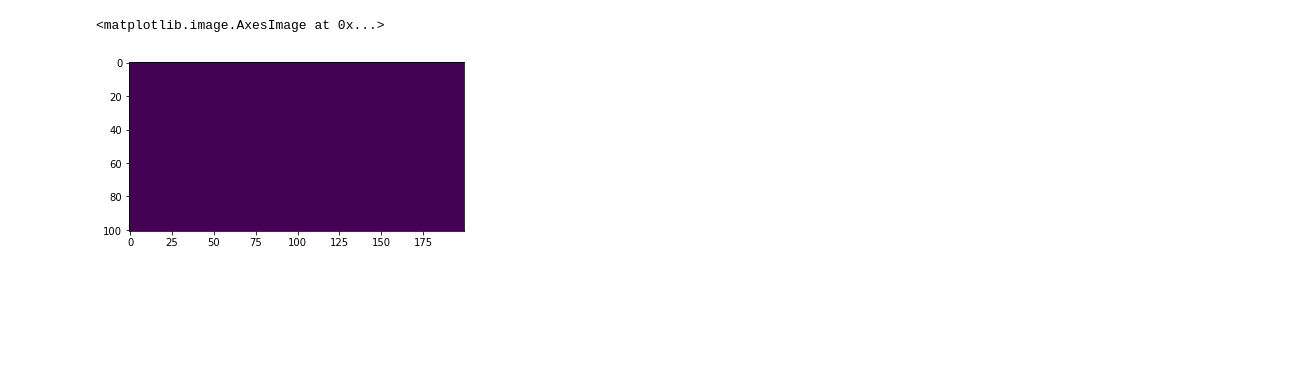
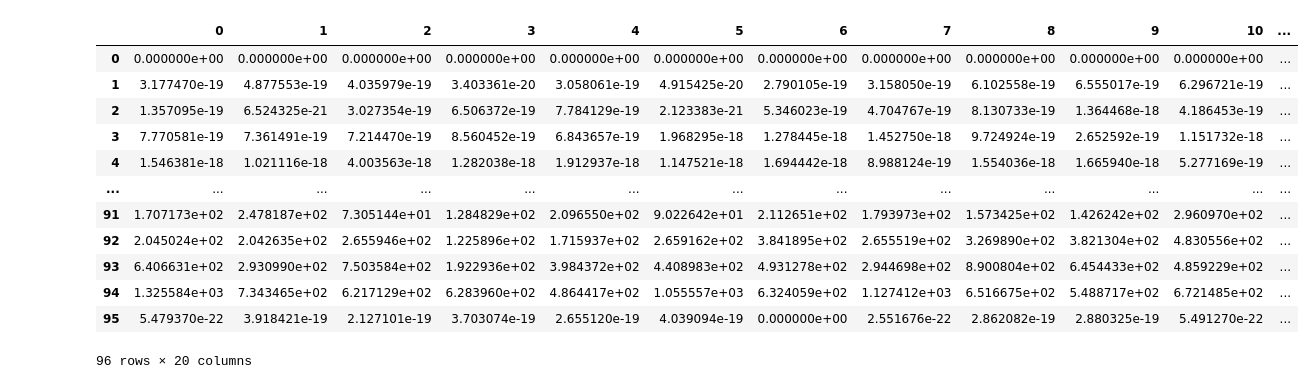
Before and after one commit to larloch10938/ucl_final_project, a Jupyter notebook: reinforcement/test3_gym.ipynb, the cells around one changed output. Saved outputs shown, nothing was run; the diff lists cells and outputs as text; code cells hidden in the pictures; blank space fills up the shorter version.

```diff
--- a/reinforcement/test3_gym.ipynb
+++ b/reinforcement/test3_gym.ipynb
@@ -146,5 +150,16 @@ env.close()
 # %%
-plt.imshow(q_table[80].mean(axis=0))
+pd.DataFrame(q_table.mean(axis=1))
 # %% [output]
+|  | 0 | 1 | 2 | 3 | 4 | 5 | 6 | 7 | 8 | 9 | 10 | ... |
+| 0 | 0.000000e+00 | 0.000000e+00 | 0.000000e+00 | 0.000000e+00 | 0.000000e+00 | 0.000000e+00 | 0.000000e+00 | 0.000000e+00 | 0.000000e+00 | 0.000000e+00 | 0.000000e+00 | ... |
+| 1 | 3.177470e-19 | 4.877553e-19 | 4.035979e-19 | 3.403361e-20 | 3.058061e-19 | 4.915425e-20 | 2.790105e-19 | 3.158050e-19 | 6.102558e-19 | 6.555017e-19 | 6.296721e-19 | ... |
+| 2 | 1.357095e-19 | 6.524325e-21 | 3.027354e-19 | 6.506372e-19 | 7.784129e-19 | 2.123383e-21 | 5.346023e-19 | 4.704767e-19 | 8.130733e-19 | 1.364468e-18 | 4.186453e-19 | ... |
+| 3 | 7.770581e-19 | 7.361491e-19 | 7.214470e-19 | 8.560452e-19 | 6.843657e-19 | 1.968295e-18 | 1.278445e-18 | 1.452750e-18 | 9.724924e-19 | 2.652592e-19 | 1.151732e-18 | ... |
+| 4 | 1.546381e-18 | 1.021116e-18 | 4.003563e-18 | 1.282038e-18 | 1.912937e-18 | 1.147521e-18 | 1.694442e-18 | 8.988124e-19 | 1.554036e-18 | 1.665940e-18 | 5.277169e-19 | ... |
+| ... | ... | ... | ... | ... | ... | ... | ... | ... | ... | ... | ... | ... |
+| 91 | 1.707173e+02 | 2.478187e+02 | 7.305144e+01 | 1.284829e+02 | 2.096550e+02 | 9.022642e+01 | 2.112651e+02 | 1.793973e+02 | 1.573425e+02 | 1.426242e+02 | 2.960970e+02 | ... |
+| 92 | 2.045024e+02 | 2.042635e+02 | 2.655946e+02 | 1.225896e+02 | 1.715937e+02 | 2.659162e+02 | 3.841895e+02 | 2.655519e+02 | 3.269890e+02 | 3.821304e+02 | 4.830556e+02 | ... |
+| 93 | 6.406631e+02 | 2.930990e+02 | 7.503584e+02 | 1.922936e+02 | 3.984372e+02 | 4.408983e+02 | 4.931278e+02 | 2.944698e+02 | 8.900804e+02 | 6.454433e+02 | 4.859229e+02 | ... |
+| 94 | 1.325584e+03 | 7.343465e+02 | 6.217129e+02 | 6.283960e+02 | 4.864417e+02 | 1.055557e+03 | 6.324059e+02 | 1.127412e+03 | 6.516675e+02 | 5.488717e+02 | 6.721485e+02 | ... |
+| 95 | 5.479370e-22 | 3.918421e-19 | 2.127101e-19 | 3.703074e-19 | 2.655120e-19 | 4.039094e-19 | 0.000000e+00 | 2.551676e-22 | 2.862082e-19 | 2.880325e-19 | 5.491270e-22 | ... |
-<matplotlib.image.AxesImage at 0x...>
+96 rows × 20 columns
-[figure, removed]
```
Also changed, not shown: parts of 7 cells of this notebook.
